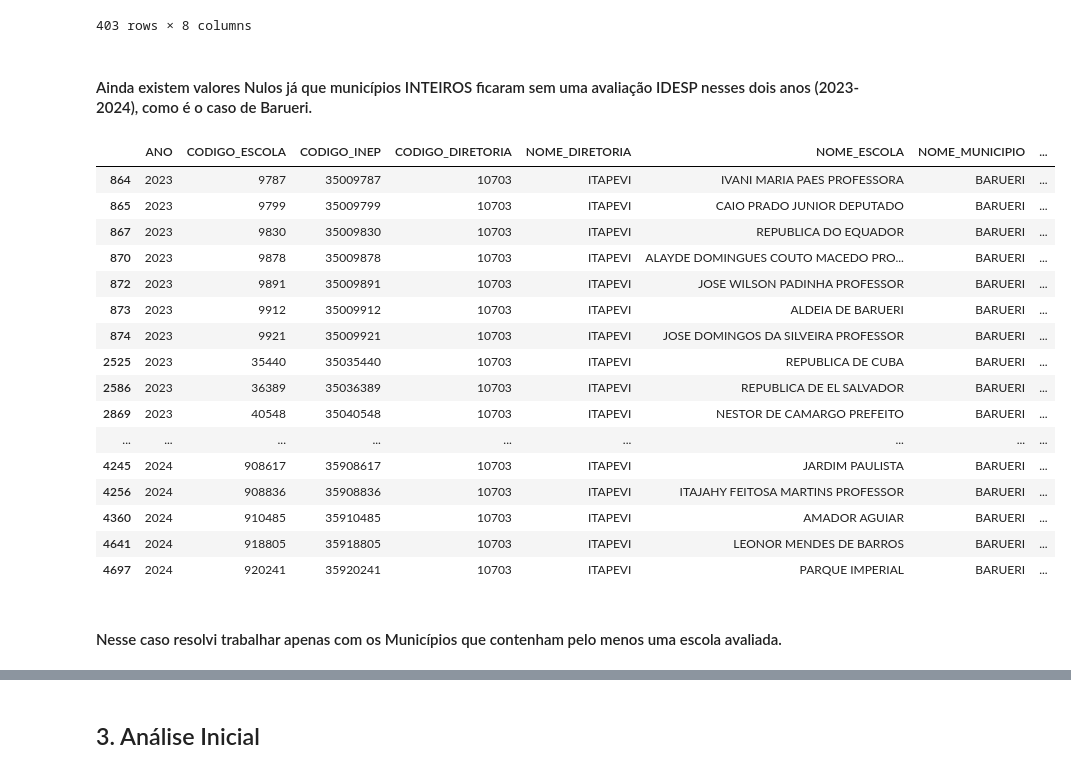
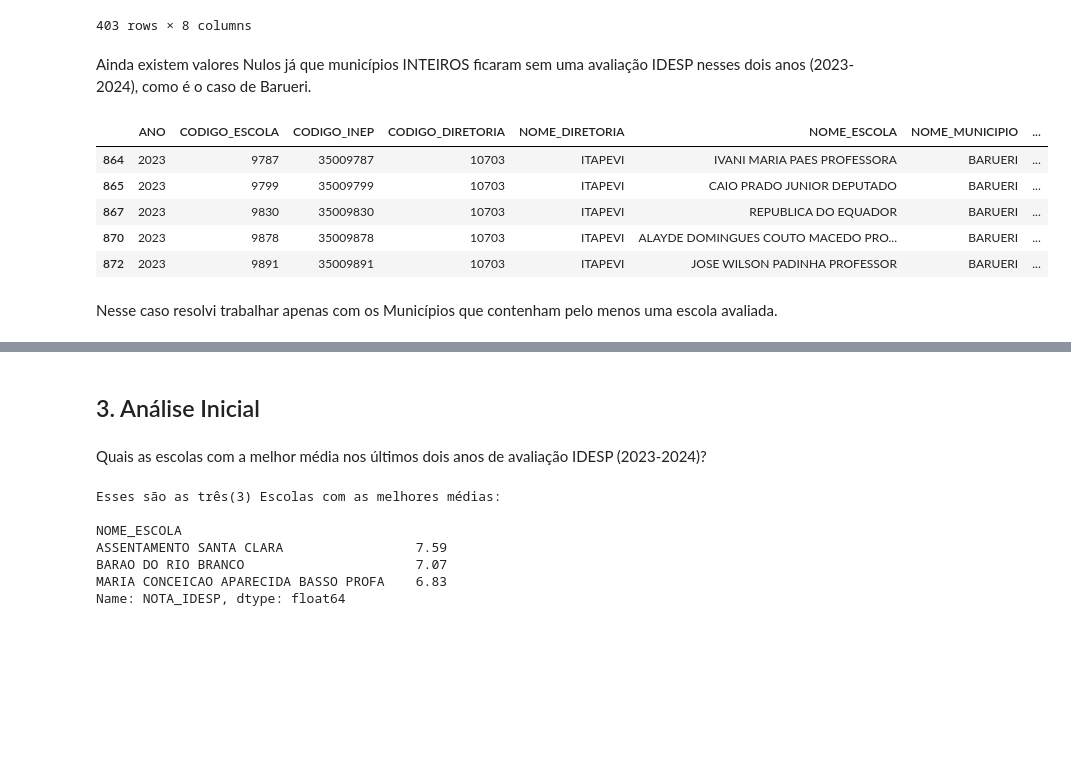
Before and after one commit to jardielsousar-cloud/Desempenho_escolas_publicas_Sao_Paulo, a Jupyter notebook: escolas.ipynb, the cells around one changed output, grey strips where cells are left out. Saved outputs shown, nothing was run; the diff lists cells and outputs as text; code cells hidden in the pictures; blank space fills up the shorter version.

```diff
--- a/escolas.ipynb
+++ b/escolas.ipynb
@@ -124,29 +121,18 @@ df_bckp[df_bckp['NOTA_IDESP'].isna()]
 | 5047 | 2024 | 925834 | 35925834 | 10703 | ITAPEVI | PARQUE PAYOL | PIRAPORA DO BOM JESUS | ... |
 403 rows × 8 columns
 # %% [markdown]
-#### Ainda existem valores Nulos já que municípios INTEIROS ficaram sem uma avaliação IDESP nesses dois anos (2023-2024), como é o caso de Barueri.
+Ainda existem valores Nulos já que municípios INTEIROS ficaram sem uma avaliação IDESP nesses dois anos (2023-2024), como é o caso de Barueri.
 # %%
-df_bckp.loc[df_bckp['NOME_MUNICIPIO'] == 'BARUERI']
+df_bckp.loc[df_bckp['NOME_MUNICIPIO'] == 'BARUERI'].nlargest(5, columns='NOTA_IDESP') #nlargest apenas para diminuir o código, mas todo Município está como NaN
 # %% [output]
 |  | ANO | CODIGO_ESCOLA | CODIGO_INEP | CODIGO_DIRETORIA | NOME_DIRETORIA | NOME_ESCOLA | NOME_MUNICIPIO | ... |
 | 864 | 2023 | 9787 | 35009787 | 10703 | ITAPEVI | IVANI MARIA PAES PROFESSORA | BARUERI | ... |
 | 865 | 2023 | 9799 | 35009799 | 10703 | ITAPEVI | CAIO PRADO JUNIOR DEPUTADO | BARUERI | ... |
 | 867 | 2023 | 9830 | 35009830 | 10703 | ITAPEVI | REPUBLICA DO EQUADOR | BARUERI | ... |
 | 870 | 2023 | 9878 | 35009878 | 10703 | ITAPEVI | ALAYDE DOMINGUES COUTO MACEDO PRO... | BARUERI | ... |
 | 872 | 2023 | 9891 | 35009891 | 10703 | ITAPEVI | JOSE WILSON PADINHA PROFESSOR | BARUERI | ... |
-| 873 | 2023 | 9912 | 35009912 | 10703 | ITAPEVI | ALDEIA DE BARUERI | BARUERI | ... |
-| 874 | 2023 | 9921 | 35009921 | 10703 | ITAPEVI | JOSE DOMINGOS DA SILVEIRA PROFESSOR | BARUERI | ... |
-| 2525 | 2023 | 35440 | 35035440 | 10703 | ITAPEVI | REPUBLICA DE CUBA | BARUERI | ... |
-| 2586 | 2023 | 36389 | 35036389 | 10703 | ITAPEVI | REPUBLICA DE EL SALVADOR | BARUERI | ... |
-| 2869 | 2023 | 40548 | 35040548 | 10703 | ITAPEVI | NESTOR DE CAMARGO PREFEITO | BARUERI | ... |
-| ... | ... | ... | ... | ... | ... | ... | ... | ... |
-| 4245 | 2024 | 908617 | 35908617 | 10703 | ITAPEVI | JARDIM PAULISTA | BARUERI | ... |
-| 4256 | 2024 | 908836 | 35908836 | 10703 | ITAPEVI | ITAJAHY FEITOSA MARTINS PROFESSOR | BARUERI | ... |
-| 4360 | 2024 | 910485 | 35910485 | 10703 | ITAPEVI | AMADOR AGUIAR | BARUERI | ... |
-| 4641 | 2024 | 918805 | 35918805 | 10703 | ITAPEVI | LEONOR MENDES DE BARROS | BARUERI | ... |
-| 4697 | 2024 | 920241 | 35920241 | 10703 | ITAPEVI | PARQUE IMPERIAL | BARUERI | ... |
 # %% [markdown]
-#### Nesse caso resolvi trabalhar apenas com os Municípios que contenham pelo menos uma escola avaliada.
+ Nesse caso resolvi trabalhar apenas com os Municípios que contenham pelo menos uma escola avaliada.
 # %%
 df_bckp = df_bckp.dropna(subset=['NOTA_IDESP'])
 df_bckp
@@ -166,3 +152,19 @@ df_bckp
 9730 rows × 8 columns
 # %% [markdown]
 ## 3. Análise Inicial
+# %% [markdown]
+Quais as escolas com a melhor média nos últimos dois anos de avaliação IDESP (2023-2024)?
+# %%
+top_medias = df_bckp.groupby(['NOME_ESCOLA'])['NOTA_IDESP'].mean().nlargest(3)
+piores_medias = df_bckp.groupby(['NOME_ESCOLA'])['NOTA_IDESP'].mean().nsmallest(3)
+#ABOVE: Melhores e piores 3 escolas do ano de 2023 e do ano de 2024. Não acho que esse dado seja relevante de ser divulgado, apenas serviria como parâmetro para
+#Uma investigação interna do que está sendo feito de melhor na Top 3, na tentativa de replicar o padrão para as piores escolas avaliadas.
+print (f'\nEsses são as três(3) Escolas com as melhores médias:\n\n{top_medias}')
+# %% [output]
+Esses são as três(3) Escolas com as melhores médias:
+
+NOME_ESCOLA
+ASSENTAMENTO SANTA CLARA                 7.59
+BARAO DO RIO BRANCO                      7.07
+MARIA CONCEICAO APARECIDA BASSO PROFA    6.83
+Name: NOTA_IDESP, dtype: float64
```
Also changed, not shown: parts of 13 cells of this notebook.
